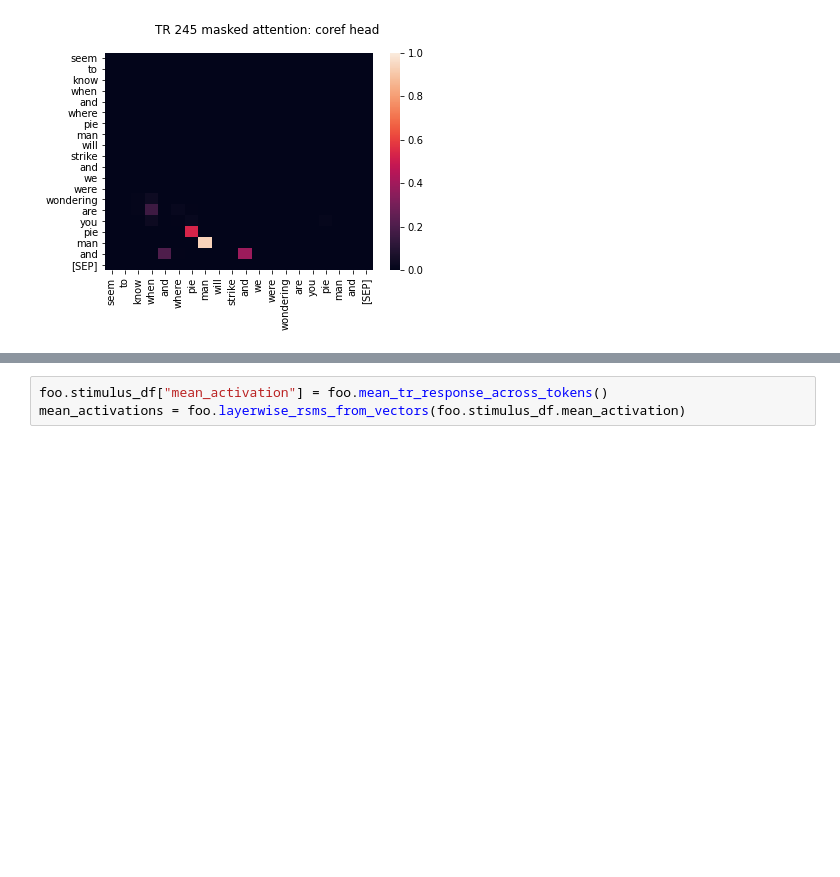
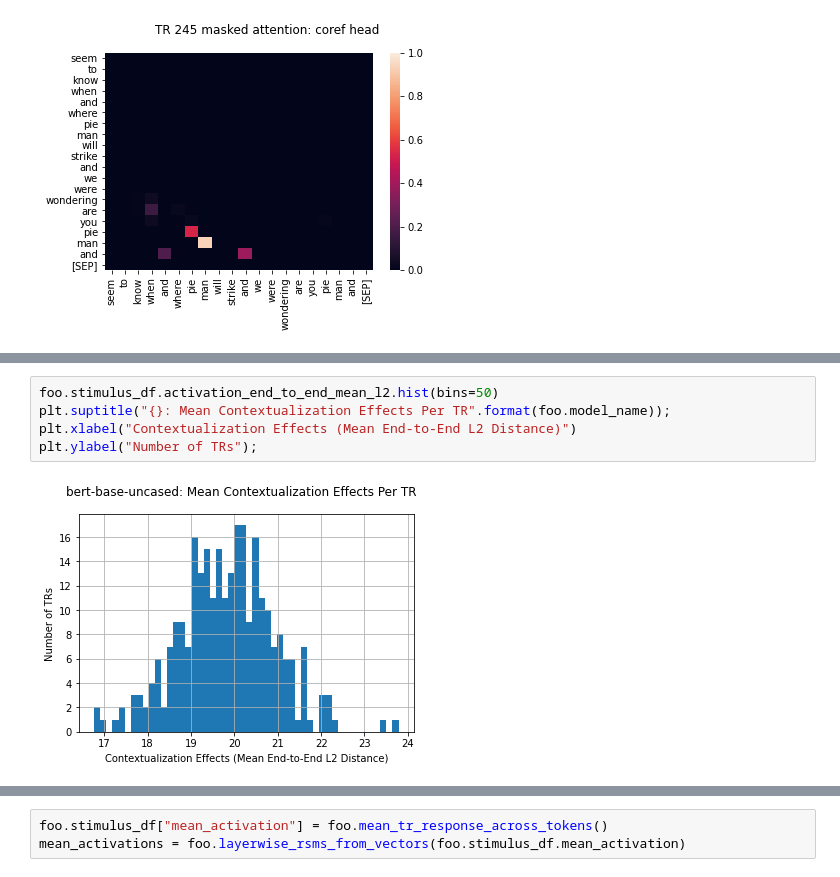
Before and after one commit to tsumers/bert-brains, a Jupyter notebook: BERT-attention-heads.ipynb, the cells around one changed output, grey strips where cells are left out. Cells and saved outputs as stored; diff of their text form; blank space fills up the shorter version.

```diff
--- a/BERT-attention-heads.ipynb
+++ b/BERT-attention-heads.ipynb
@@ -187,0 +216,7 @@ sns.heatmap(pd.DataFrame(foo.stimulus_df.attention_heads_L2[10]), vmin=0, vmax=1
+# %%
+foo.stimulus_df.activation_end_to_end_mean_l2.hist(bins=50)
+plt.suptitle("{}: Mean Contextualization Effects Per TR".format(foo.model_name));
+plt.xlabel("Contextualization Effects (Mean End-to-End L2 Distance)")
+plt.ylabel("Number of TRs");
+# %% [output]
+[figure, added]
```
Also changed, not shown: parts of 16 cells of this notebook, 1 other file.
